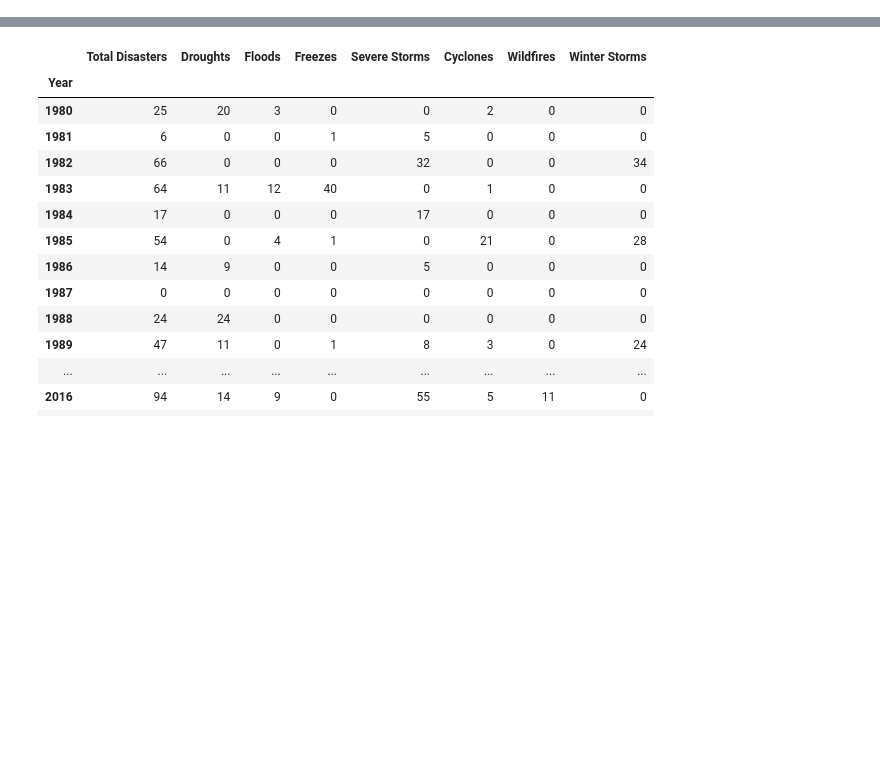
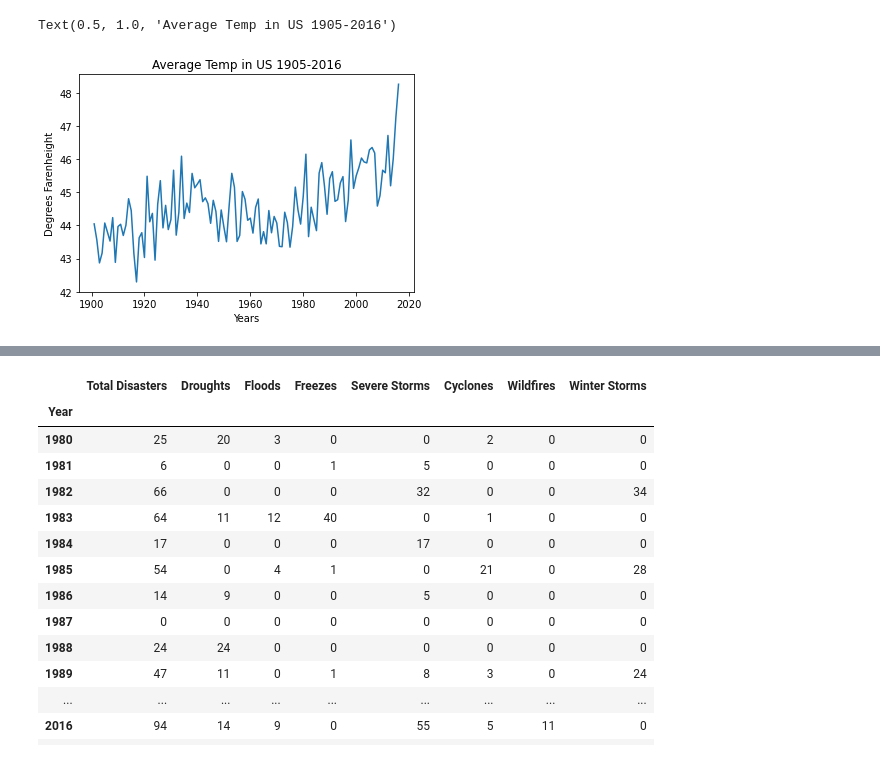
Before and after one commit to erinmann12/climate-project, a Jupyter notebook: MainProject.ipynb, the cells around one changed output, grey strips where cells are left out. Saved outputs shown, nothing was run; the diff lists cells and outputs as text; code cells hidden in the pictures; blank space fills up the shorter version.

```diff
--- a/MainProject.ipynb
+++ b/MainProject.ipynb
@@ -20,0 +122,6 @@ disaster_data_df = pd.read_csv(natural_disaster_file)
+# %%
+#clean up df
+
+temp_avg_year = temp_avg_year[['Year','Month','Temp F']]
+
+temp_avg_year
@@ -20,0 +142,37 @@ disaster_data_df = pd.read_csv(natural_disaster_file)
+# %%
+#avg temp by year variable
+
+temp_group = temp_avg_year.groupby("Year")
+
+temp_mean_year = temp_group["Temp F"].mean()
+
+temp_mean_year=pd.DataFrame(temp_mean_year)
+
+#temp_mean_year
+# %%
+#get distinct years into an array so they have same value counts as temp_mean_year (this is so you can plot it below) (116 rows)
+
+years=[]
+
+for year in temp_avg_year:
+
+    years.append(temp_avg_year["Year"])
+
+
+
+years[0]
+
+years = years[0].unique()
+
+#years
+# %%
+#plot the avg temp in US
+
+plt.plot(years, temp_mean_year)
+
+plt.xlabel("Years")
+plt.ylabel("Degrees Farenheight")
+plt.title("Average Temp in US 1905-2016")
+# %% [output]
+Text(0.5, 1.0, 'Average Temp in US 1905-2016')
+[figure, added]
```
Also changed, not shown: parts of 15 cells of this notebook, 2 other files.
